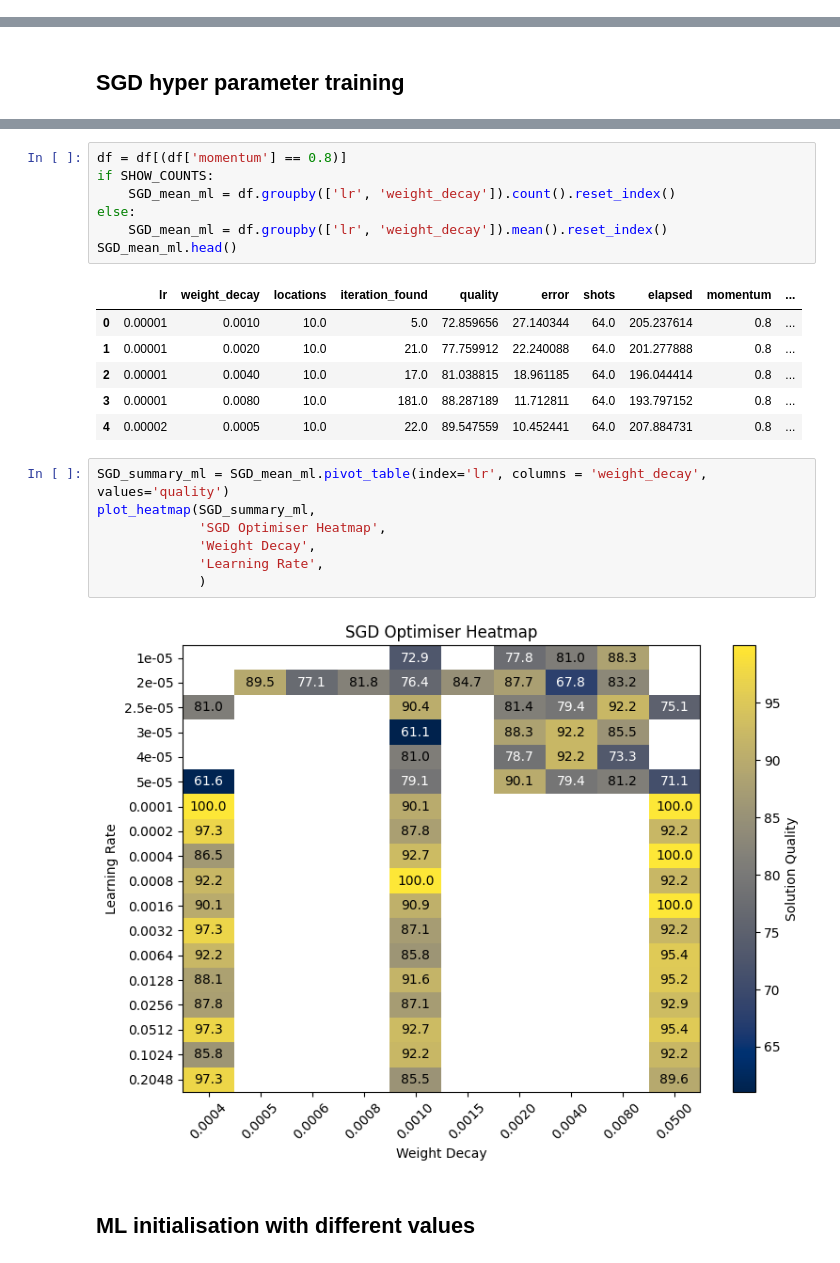
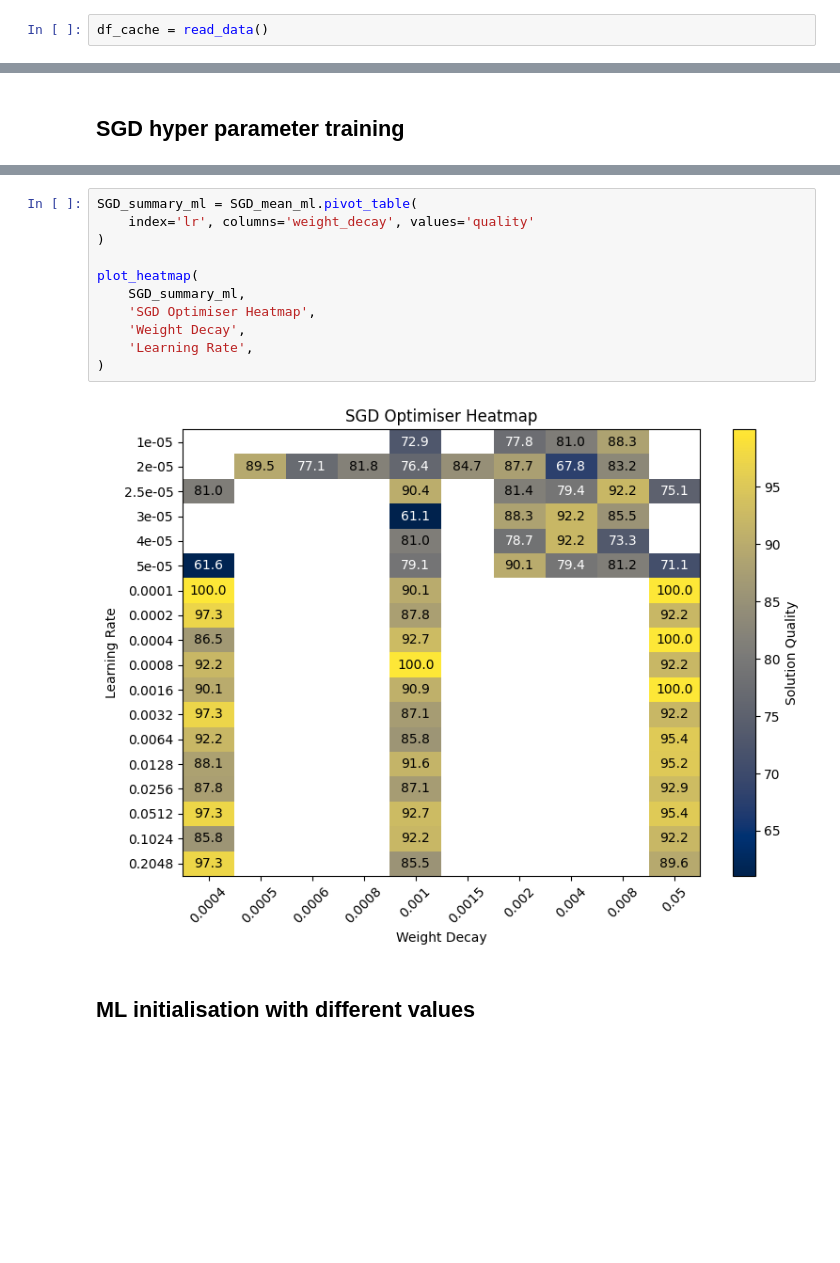
Before and after one commit to goldsmdn/TSP_VQC, a Jupyter notebook: show_results.ipynb, the cells around one changed output, grey strips where cells are left out. Drawn from its saved outputs; the diff is of its cells as text; blank space fills up the shorter version.

```diff
--- a/show_results.ipynb
+++ b/show_results.ipynb
@@ -40,3 +119,5 @@ SHOW_COUNTS = False #how much many relevant datapoints have been read?  If False
+# %%
+df_cache = read_data()
 # %% [markdown]
 ## Analysis of slicing
 # %%
@@ -1058,26 +1296,16 @@ df = df[['locations', 'iteration_found', 'quality',
-# %%
-df = df[(df['momentum'] == 0.8)]
-if SHOW_COUNTS:
-    SGD_mean_ml = df.groupby(['lr', 'weight_decay']).count().reset_index()
-else:
-    SGD_mean_ml = df.groupby(['lr', 'weight_decay']).mean().reset_index()
-SGD_mean_ml.head()
-# %% [output]
-|  | lr | weight_decay | locations | iteration_found | quality | error | shots | elapsed | momentum | ... |
-| 0 | 0.00001 | 0.0010 | 10.0 | 5.0 | 72.859656 | 27.140344 | 64.0 | 205.237614 | 0.8 | ... |
-| 1 | 0.00001 | 0.0020 | 10.0 | 21.0 | 77.759912 | 22.240088 | 64.0 | 201.277888 | 0.8 | ... |
-| 2 | 0.00001 | 0.0040 | 10.0 | 17.0 | 81.038815 | 18.961185 | 64.0 | 196.044414 | 0.8 | ... |
-| 3 | 0.00001 | 0.0080 | 10.0 | 181.0 | 88.287189 | 11.712811 | 64.0 | 193.797152 | 0.8 | ... |
-| 4 | 0.00002 | 0.0005 | 10.0 | 22.0 | 89.547559 | 10.452441 | 64.0 | 207.884731 | 0.8 | ... |
 # %%
-SGD_summary_ml = SGD_mean_ml.pivot_table(index='lr', columns = 'weight_decay', values='quality')
-plot_heatmap(SGD_summary_ml,
-             'SGD Optimiser Heatmap',
-             'Weight Decay',
-             'Learning Rate',
-             )
+SGD_summary_ml = SGD_mean_ml.pivot_table(
+    index='lr', columns='weight_decay', values='quality'
+)
+
+plot_heatmap(
+    SGD_summary_ml,
+    'SGD Optimiser Heatmap',
+    'Weight Decay',
+    'Learning Rate',
+)
 # %% [output]
-[figure, old version]
+[figure, new version]
 # %% [markdown]
 ## ML initialisation with different values
 # %%
```
Also changed, not shown: parts of 88 cells of this notebook, 15 other files.
